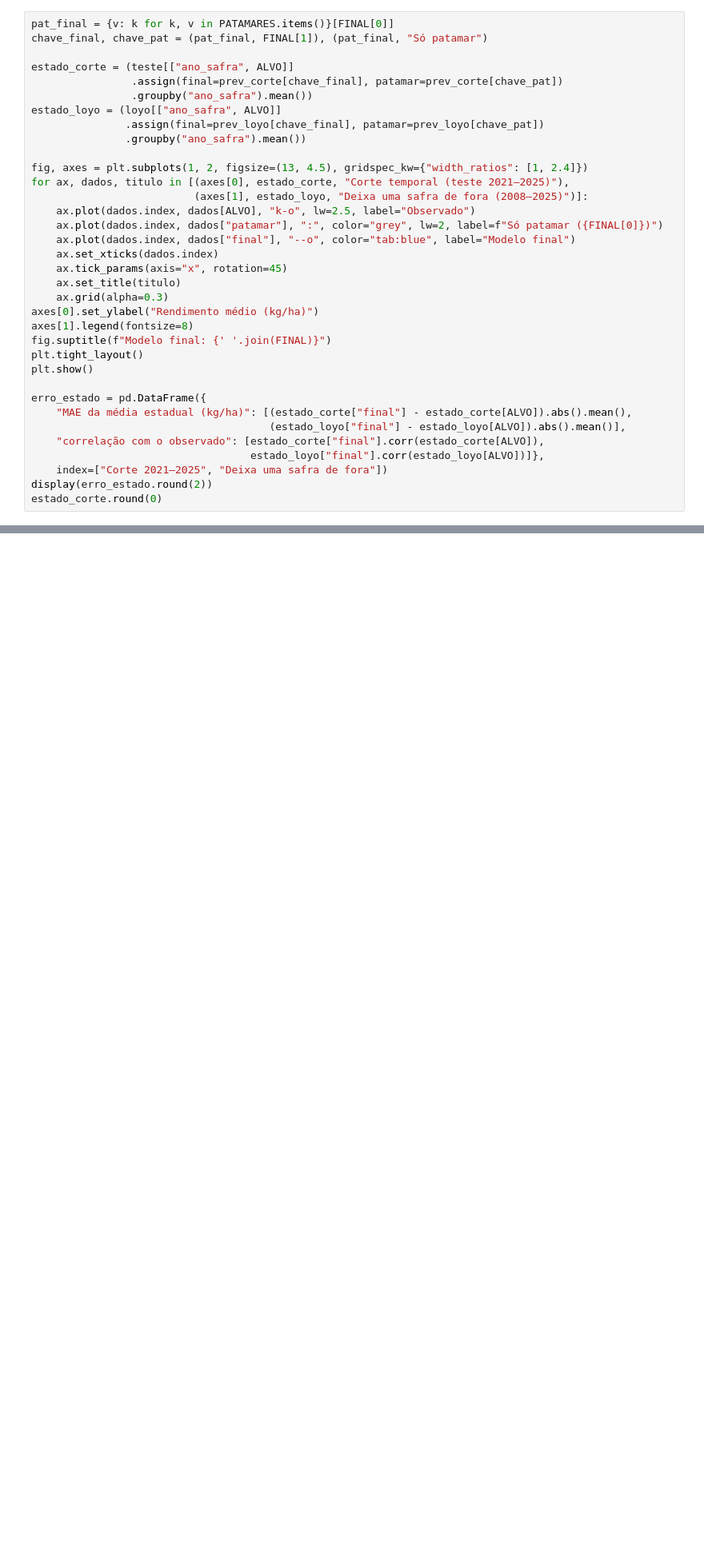
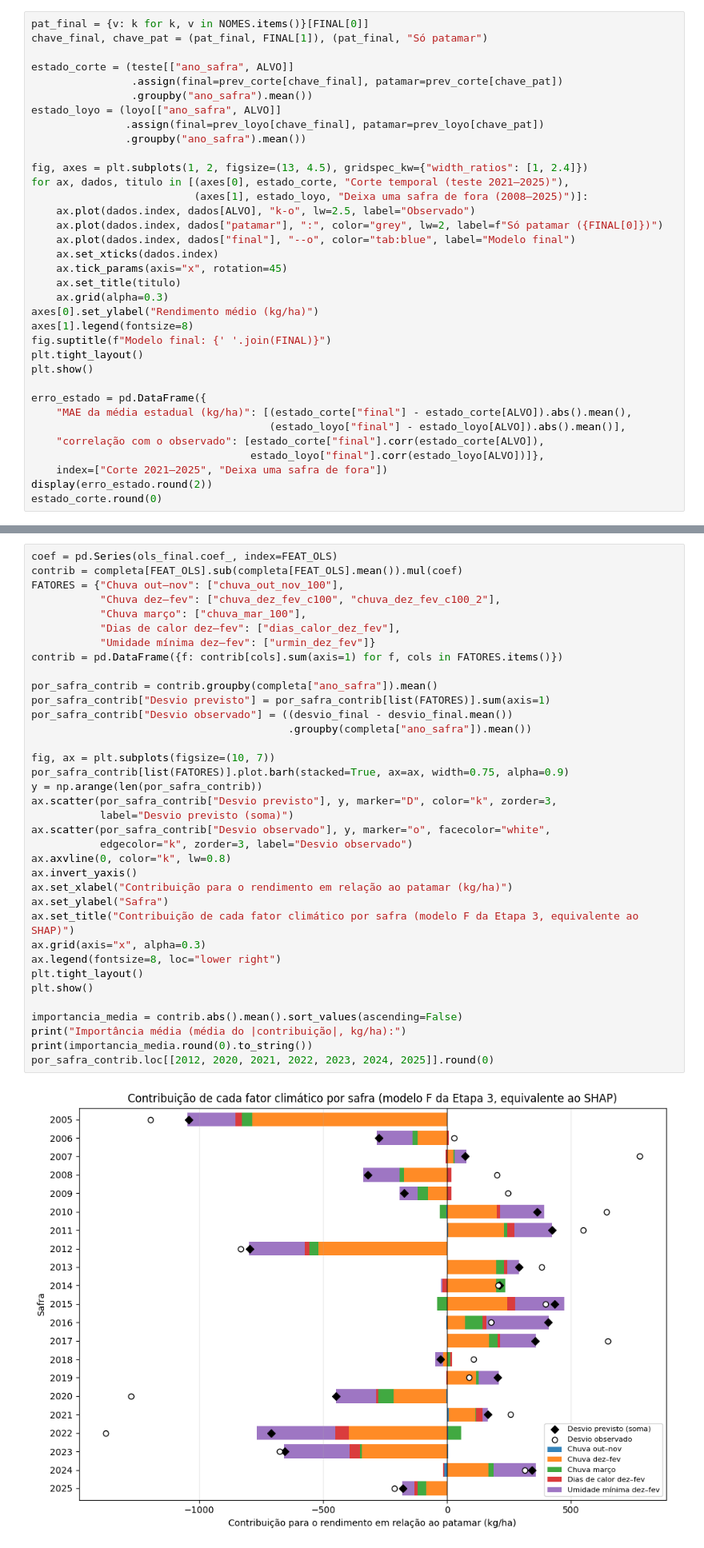
Before and after one commit to isah5/Projeto_Safra_de_Soja, a Jupyter notebook: notebooks/modelagem_etapa3.ipynb, the cells around one changed output, grey strips where cells are left out. Shown at 80% size. Drawn from its saved outputs; the diff is of its cells as text; blank space fills up the shorter version.

```diff
--- a/notebooks/modelagem_etapa3.ipynb
+++ b/notebooks/modelagem_etapa3.ipynb
@@ -357,7 +380,7 @@ Rendimento médio do estado por safra: observado × previsto pelo modelo final,
 validações, com a previsão "só patamar" do mesmo patamar para mostrar quanto o clima
 acrescenta.
 # %%
-pat_final = {v: k for k, v in PATAMARES.items()}[FINAL[0]]
+pat_final = {v: k for k, v in NOMES.items()}[FINAL[0]]
 chave_final, chave_pat = (pat_final, FINAL[1]), (pat_final, "Só patamar")
 
 estado_corte = (teste[["ano_safra", ALVO]]
@@ -517,0 +487,38 @@ outras safras de teste a média estadual ficou a menos de ~300 kg/ha do observad
+# %%
+coef = pd.Series(ols_final.coef_, index=FEAT_OLS)
+contrib = completa[FEAT_OLS].sub(completa[FEAT_OLS].mean()).mul(coef)
+FATORES = {"Chuva out–nov": ["chuva_out_nov_100"],
+           "Chuva dez–fev": ["chuva_dez_fev_c100", "chuva_dez_fev_c100_2"],
+           "Chuva março": ["chuva_mar_100"],
+           "Dias de calor dez–fev": ["dias_calor_dez_fev"],
+           "Umidade mínima dez–fev": ["urmin_dez_fev"]}
+contrib = pd.DataFrame({f: contrib[cols].sum(axis=1) for f, cols in FATORES.items()})
+
+por_safra_contrib = contrib.groupby(completa["ano_safra"]).mean()
+por_safra_contrib["Desvio previsto"] = por_safra_contrib[list(FATORES)].sum(axis=1)
+por_safra_contrib["Desvio observado"] = ((desvio_final - desvio_final.mean())
+                                         .groupby(completa["ano_safra"]).mean())
+
+fig, ax = plt.subplots(figsize=(10, 7))
+por_safra_contrib[list(FATORES)].plot.barh(stacked=True, ax=ax, width=0.75, alpha=0.9)
+y = np.arange(len(por_safra_contrib))
+ax.scatter(por_safra_contrib["Desvio previsto"], y, marker="D", color="k", zorder=3,
+           label="Desvio previsto (soma)")
+ax.scatter(por_safra_contrib["Desvio observado"], y, marker="o", facecolor="white",
+           edgecolor="k", zorder=3, label="Desvio observado")
+ax.axvline(0, color="k", lw=0.8)
+ax.invert_yaxis()
+ax.set_xlabel("Contribuição para o rendimento em relação ao patamar (kg/ha)")
+ax.set_ylabel("Safra")
+ax.set_title("Contribuição de cada fator climático por safra (modelo F da Etapa 3, equivalente ao SHAP)")
+ax.grid(axis="x", alpha=0.3)
+ax.legend(fontsize=8, loc="lower right")
+plt.tight_layout()
+plt.show()
+
+importancia_media = contrib.abs().mean().sort_values(ascending=False)
+print("Importância média (média do |contribuição|, kg/ha):")
+print(importancia_media.round(0).to_string())
+por_safra_contrib.loc[[2012, 2020, 2021, 2022, 2023, 2024, 2025]].round(0)
+# %% [output]
+[figure, added]
```
Also changed, not shown: parts of 16 cells of this notebook, 5 other files.
